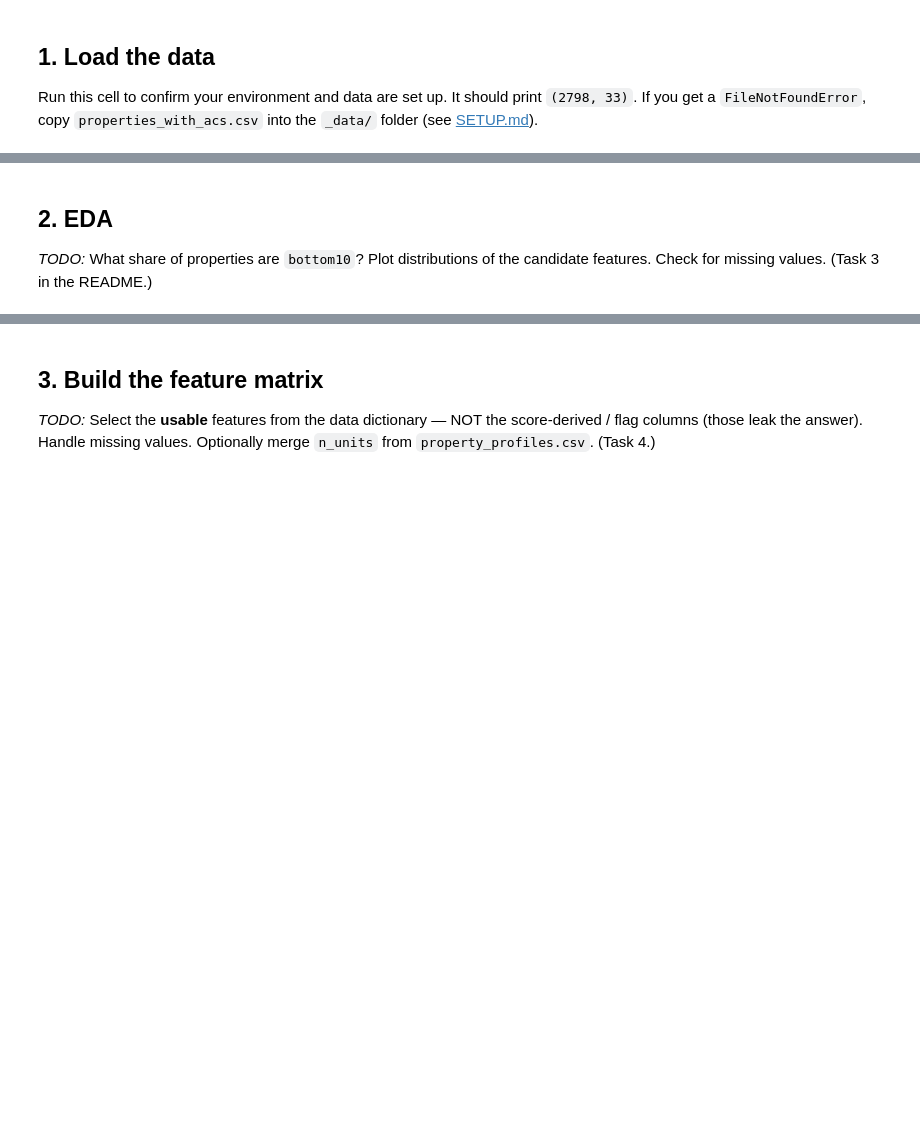
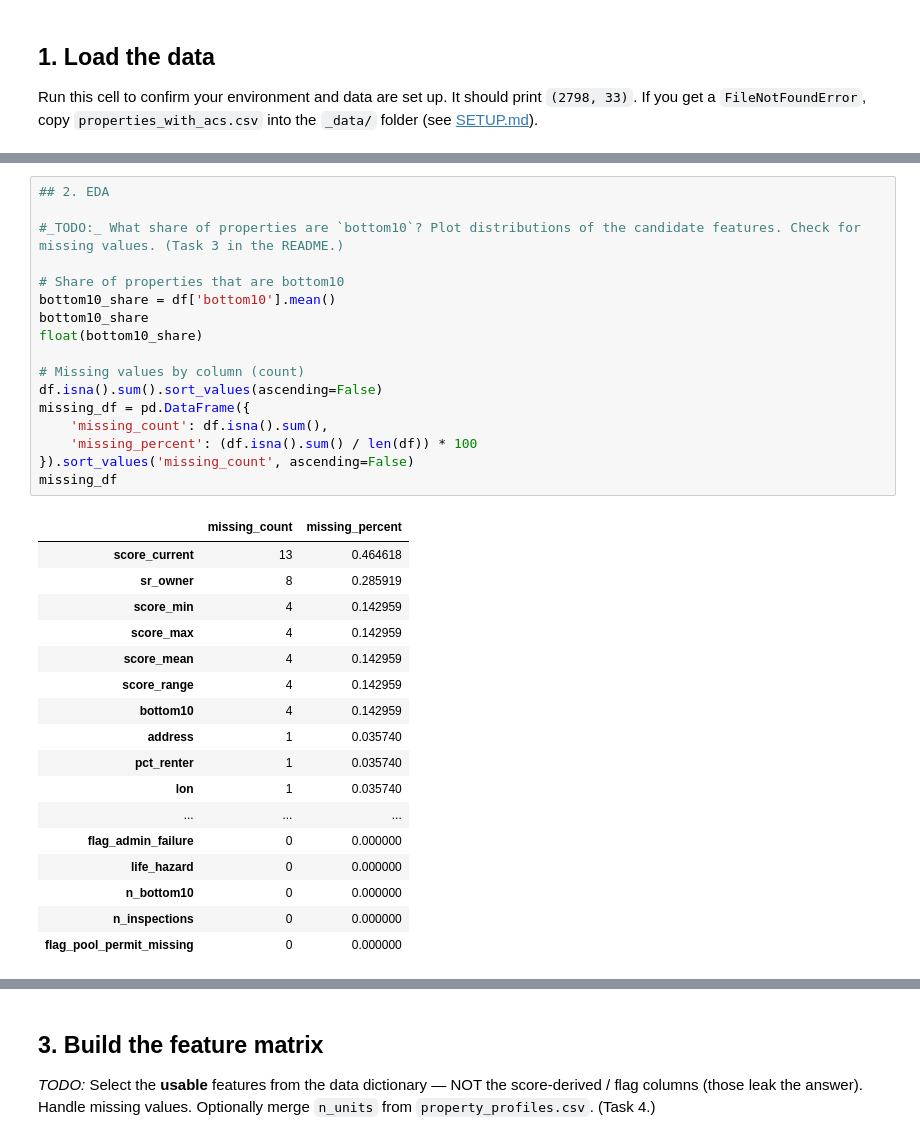
Before and after one commit to childpovertyactionlab/multitenant-inspection-prediction, a Jupyter notebook: _code/01_replicate_bottom10.ipynb, the cells around one changed output, grey strips where cells are left out. Cells and saved outputs as stored; diff of their text form; blank space fills up the shorter version.

```diff
--- a/_code/01_replicate_bottom10.ipynb
+++ b/_code/01_replicate_bottom10.ipynb
@@ -21,4 +30,35 @@ df.head()
-# %% [markdown]
-## 2. EDA
-
-_TODO:_ What share of properties are `bottom10`? Plot distributions of the candidate features. Check for missing values. (Task 3 in the README.)
+# %%
+## 2. EDA
+
+#_TODO:_ What share of properties are `bottom10`? Plot distributions of the candidate features. Check for missing values. (Task 3 in the README.)
+
+# Share of properties that are bottom10
+bottom10_share = df['bottom10'].mean()
+bottom10_share
+float(bottom10_share)
+
+# Missing values by column (count)
+df.isna().sum().sort_values(ascending=False)
+missing_df = pd.DataFrame({
+    'missing_count': df.isna().sum(),
+    'missing_percent': (df.isna().sum() / len(df)) * 100
+}).sort_values('missing_count', ascending=False)
+missing_df
+# %% [output]
+|  | missing_count | missing_percent |
+| score_current | 13 | 0.464618 |
+| sr_owner | 8 | 0.285919 |
+| score_min | 4 | 0.142959 |
+| score_max | 4 | 0.142959 |
+| score_mean | 4 | 0.142959 |
+| score_range | 4 | 0.142959 |
+| bottom10 | 4 | 0.142959 |
+| address | 1 | 0.035740 |
+| pct_renter | 1 | 0.035740 |
+| lon | 1 | 0.035740 |
+| ... | ... | ... |
+| flag_admin_failure | 0 | 0.000000 |
+| life_hazard | 0 | 0.000000 |
+| n_bottom10 | 0 | 0.000000 |
+| n_inspections | 0 | 0.000000 |
+| flag_pool_permit_missing | 0 | 0.000000 |
```
Also changed, not shown: parts of 2 cells of this notebook.
